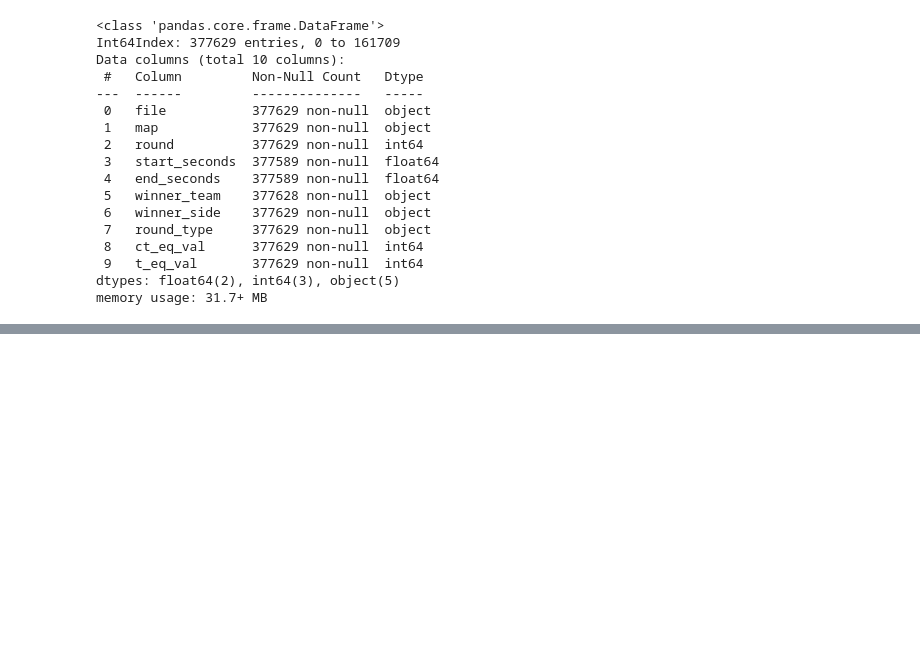
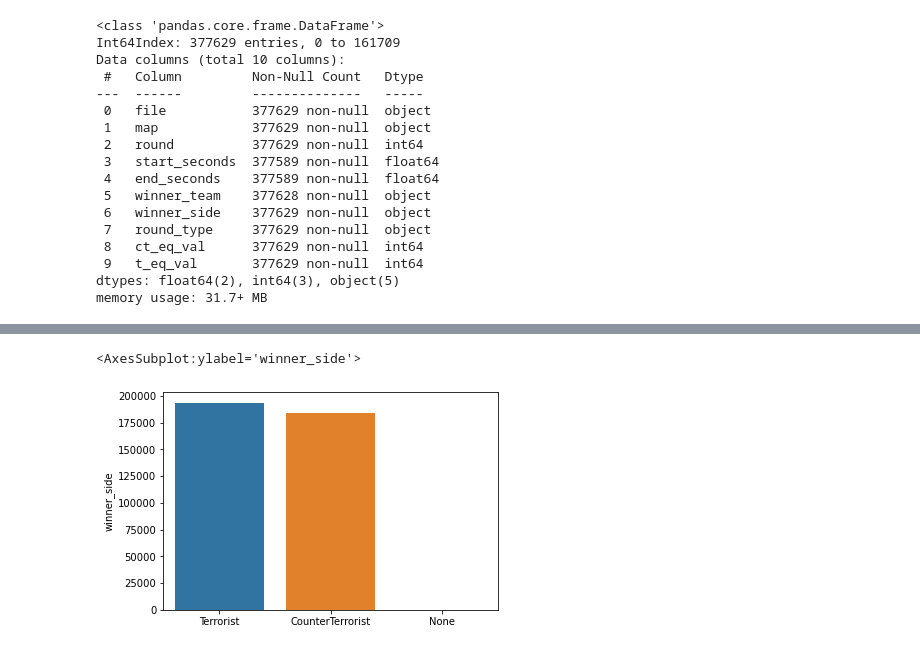
Before and after one commit to sergidiazlopez/APC-Kaggle-CSGO, a Jupyter notebook: cas-kaggle.ipynb, the cells around one changed output, grey strips where cells are left out. Drawn from its saved outputs; the diff is of its cells as text; code cells hidden in the pictures; blank space fills up the shorter version.

```diff
--- a/cas-kaggle.ipynb
+++ b/cas-kaggle.ipynb
@@ -129,0 +203,7 @@ memory usage: 31.7+ MB
+# %%
+# Quin equip (side) guanya mes?
+side_counts = meta_data['winner_side'].value_counts()
+sns.barplot(x=side_counts.index, y=side_counts)
+# %% [output]
+<AxesSubplot:ylabel='winner_side'>
+[figure, added]
```
Also changed, not shown: parts of 10 cells of this notebook, 1 other file.
